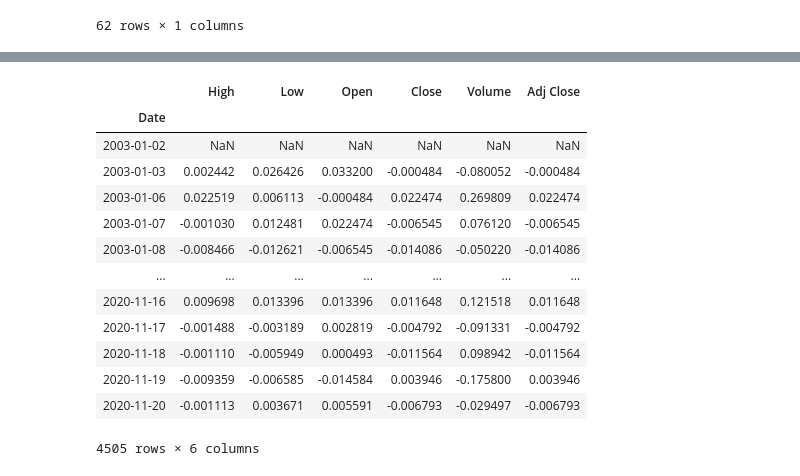
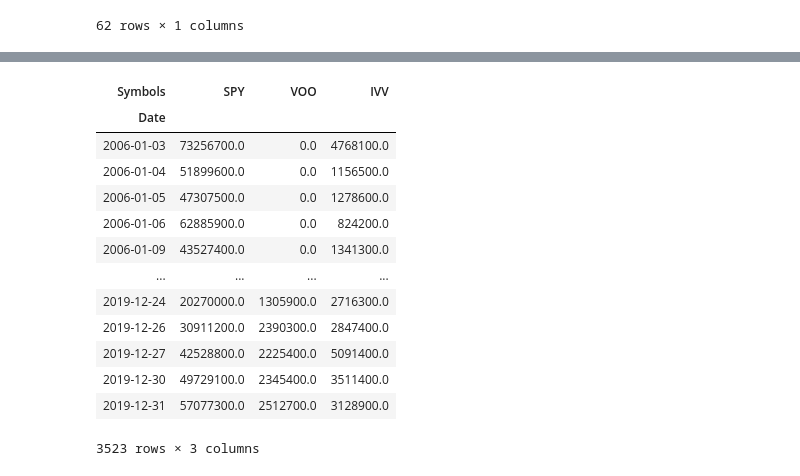
Before and after one commit to GuillaumePv/DS_1mscF, a Jupyter notebook: Data_analysis_Guillaume.ipynb, the cells around one changed output, grey strips where cells are left out. Saved outputs shown, nothing was run; the diff lists cells and outputs as text; code cells hidden in the pictures.

Commit message:
add final data

```diff
--- a/Data_analysis_Guillaume.ipynb
+++ b/Data_analysis_Guillaume.ipynb
@@ -163,26 +118,27 @@ Successfully installed pandas-datareader-0.9.0
 Note: you may need to restart the kernel to use updated packages.
 # %%
 from pandas_datareader import data
-start_date = '2003-01-01'
-end_date = '2020-12-21'
+start_date = '2006-01-01'
+end_date = '2019-12-31'
 
 # User pandas_reader.data.DataReader to load the desired data. As simple as that.
 
-SP_data = data.DataReader('^GSPC', 'yahoo', start_date, end_date)
-SP_data = SP_data.pct_change()
+SP_data = data.DataReader(['SPY','VOO','IVV'], 'yahoo', start_date, end_date)['Volume']
+#SP_data = SP_data.pct_change()
+SP_data = SP_data.fillna(0)
 SP_data
 # %% [output]
-|  | High | Low | Open | Close | Volume | Adj Close |
-| Date |  |  |  |  |  |  |
-| 2003-01-02 | NaN | NaN | NaN | NaN | NaN | NaN |
-| 2003-01-03 | 0.002442 | 0.026426 | 0.033200 | -0.000484 | -0.080052 | -0.000484 |
-| 2003-01-06 | 0.022519 | 0.006113 | -0.000484 | 0.022474 | 0.269809 | 0.022474 |
-| 2003-01-07 | -0.001030 | 0.012481 | 0.022474 | -0.006545 | 0.076120 | -0.006545 |
-| 2003-01-08 | -0.008466 | -0.012621 | -0.006545 | -0.014086 | -0.050220 | -0.014086 |
-| ... | ... | ... | ... | ... | ... | ... |
-| 2020-11-16 | 0.009698 | 0.013396 | 0.013396 | 0.011648 | 0.121518 | 0.011648 |
-| 2020-11-17 | -0.001488 | -0.003189 | 0.002819 | -0.004792 | -0.091331 | -0.004792 |
-| 2020-11-18 | -0.001110 | -0.005949 | 0.000493 | -0.011564 | 0.098942 | -0.011564 |
-| 2020-11-19 | -0.009359 | -0.006585 | -0.014584 | 0.003946 | -0.175800 | 0.003946 |
-| 2020-11-20 | -0.001113 | 0.003671 | 0.005591 | -0.006793 | -0.029497 | -0.006793 |
+| Symbols | SPY | VOO | IVV |
+| Date |  |  |  |
+| 2006-01-03 | 73256700.0 | 0.0 | 4768100.0 |
+| 2006-01-04 | 51899600.0 | 0.0 | 1156500.0 |
+| 2006-01-05 | 47307500.0 | 0.0 | 1278600.0 |
+| 2006-01-06 | 62885900.0 | 0.0 | 824200.0 |
+| 2006-01-09 | 43527400.0 | 0.0 | 1341300.0 |
+| ... | ... | ... | ... |
+| 2019-12-24 | 20270000.0 | 1305900.0 | 2716300.0 |
+| 2019-12-26 | 30911200.0 | 2390300.0 | 2847400.0 |
+| 2019-12-27 | 42528800.0 | 2225400.0 | 5091400.0 |
+| 2019-12-30 | 49729100.0 | 2345400.0 | 3511400.0 |
+| 2019-12-31 | 57077300.0 | 2512700.0 | 3128900.0 |
-4505 rows × 6 columns
+3523 rows × 3 columns
```
Also changed, not shown: parts of 23 cells of this notebook, 14 other files.
